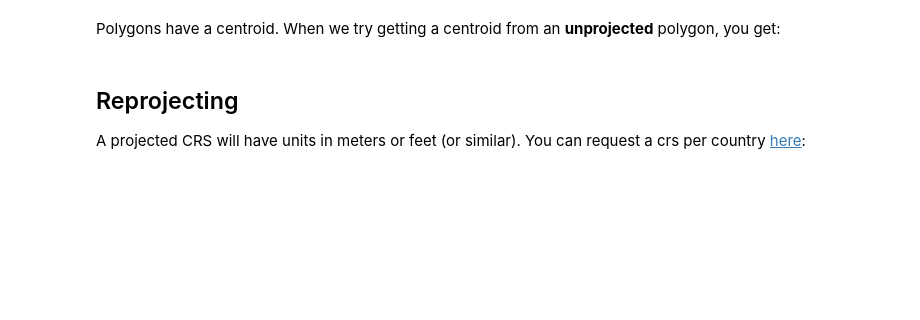
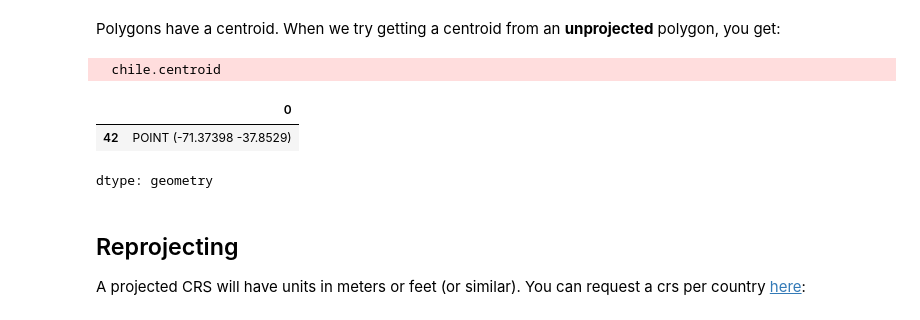
Before and after one commit to AdriMA3/introgeodf, a Jupyter notebook: index.ipynb, the cells around one changed output. Cells and saved outputs as stored; diff of their text form; code cells hidden in the pictures; blank space fills up the shorter version.

```diff
--- a/index.ipynb
+++ b/index.ipynb
@@ -136,7 +225,12 @@ brazil.crs.is_projected
 Polygons have a centroid. When we try getting a centroid from an **unprojected** polygon, you get:
 # %%
 # centroid
-brazil.centroid
+chile.centroid
+# %% [output]
+  chile.centroid
+|  | 0 |
+| 42 | POINT (-71.37398 -37.8529) |
+dtype: geometry
 # %% [markdown]
 ## Reprojecting
 
```
Also changed, not shown: parts of 27 cells of this notebook.
